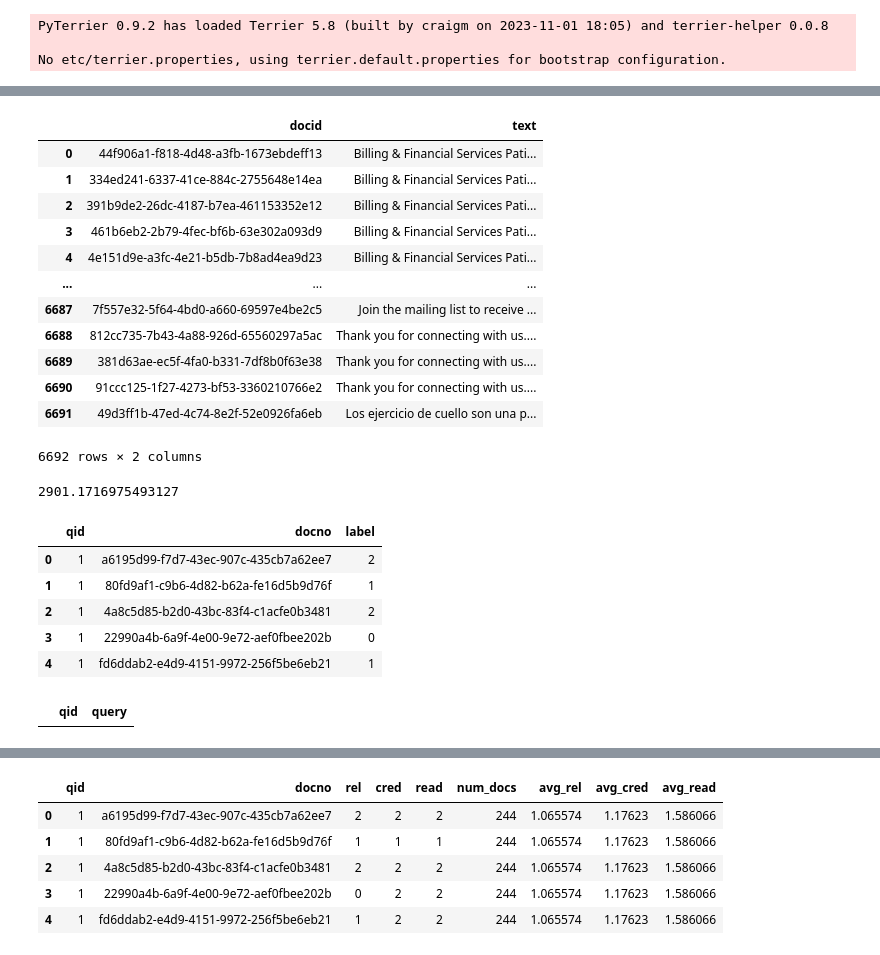
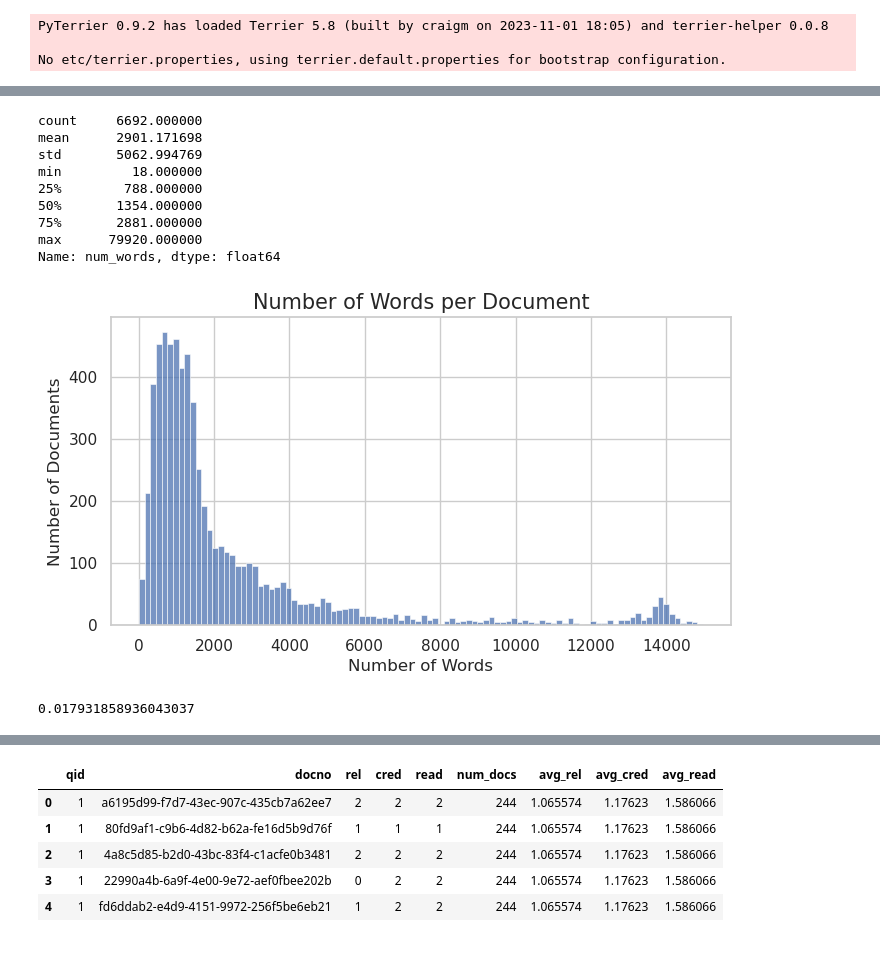
Before and after one commit to JoProbst/ThesisCode, a Jupyter notebook: dataset/data_exploration.ipynb, the cells around one changed output, grey strips where cells are left out. Cells and saved outputs as stored; diff of their text form; code cells hidden in the pictures.

```diff
--- a/dataset/data_exploration.ipynb
+++ b/dataset/data_exploration.ipynb
@@ -81,5 +30,7 @@ def load_topics(path, clean_query=False):
     if clean_query:
         topics["query"] = topics["query"].str.lower().replace(r'\W+', ' ', regex=True)
     return topics
+# %%
+plot_folder = "plots/"
 # %%
 all_queries_df = load_topics("./topics/topics.txt", clean_query=False)
@@ -88,39 +46,37 @@ all_passages = pd.read_csv("Webdoc/data/txt_min_length_50.tsv", sep="\t")
 # %%
-all_passages
+all_passages["num_words"].describe()
 # %% [output]
-|  | docid | text |
-| 0 | 44f906a1-f818-4d48-a3fb-1673ebdeff13 | Billing & Financial Services Pati... |
-| 1 | 334ed241-6337-41ce-884c-2755648e14ea | Billing & Financial Services Pati... |
-| 2 | 391b9de2-26dc-4187-b7ea-461153352e12 | Billing & Financial Services Pati... |
-| 3 | 461b6eb2-2b79-4fec-bf6b-63e302a093d9 | Billing & Financial Services Pati... |
-| 4 | 4e151d9e-a3fc-4e21-b5db-7b8ad4ea9d23 | Billing & Financial Services Pati... |
-| ... | ... | ... |
-| 6687 | 7f557e32-5f64-4bd0-a660-69597e4be2c5 | Join the mailing list to receive ... |
-| 6688 | 812cc735-7b43-4a88-926d-65560297a5ac | Thank you for connecting with us.... |
-| 6689 | 381d63ae-ec5f-4fa0-b331-7df8b0f63e38 | Thank you for connecting with us.... |
-| 6690 | 91ccc125-1f27-4273-bf53-3360210766e2 | Thank you for connecting with us.... |
-| 6691 | 49d3ff1b-47ed-4c74-8e2f-52e0926fa6eb | Los ejercicio de cuello son una p... |
-6692 rows × 2 columns
+count     6692.000000
+mean      2901.171698
+std       5062.994769
+min         18.000000
+25%        788.000000
+50%       1354.000000
+75%       2881.000000
+max      79920.000000
+Name: num_words, dtype: float64
-# %%
-# get average passage length
-all_passages["passage_length"] = all_passages["text"].str.split().str.len()
-all_passages["passage_length"].mean()
-# %% [output]
-2901.1716975493127
+# %%
+# plot word count distribution
+# exclude outliers with more than N words
+plt.figure(figsize=(8, 4))
+plt.title("Number of Words per Document", fontsize=15)
+sns.histplot(all_passages[all_passages["num_words"] < 15000]["num_words"], bins=100)
+plt.xlabel("Number of Words", fontsize=12)
+plt.ylabel("Number of Documents", fontsize=12)
+plt.savefig(plot_folder + "num_words_per_passage.png", bbox_inches='tight', dpi=300)
+plt.show()
+# %% [output]
+[figure, added]
+# %%
+# How many outlies are there?
+all_passages[all_passages["num_words"] > 15000].shape[0]/all_passages.shape[0]
+# %% [output]
+0.017931858936043037
 # %%
 # drop all qrels, qcred, qread that are not in all_passages docid
 qrels = qrels[qrels["docno"].isin(all_passages["docid"])]
 qcred = qcred[qcred["docno"].isin(all_passages["docid"])]
 qread = qread[qread["docno"].isin(all_passages["docid"])]
-# %%
-qrels.head()
-# %% [output]
-|  | qid | docno | label |
-| 0 | 1 | a6195d99-f7d7-43ec-907c-435cb7a62ee7 | 2 |
-| 1 | 1 | 80fd9af1-c9b6-4d82-b62a-fe16d5b9d76f | 1 |
-| 2 | 1 | 4a8c5d85-b2d0-43bc-83f4-c1acfe0b3481 | 2 |
-| 3 | 1 | 22990a4b-6a9f-4e00-9e72-aef0fbee202b | 0 |
-| 4 | 1 | fd6ddab2-e4d9-4151-9972-256f5be6eb21 | 1 |
 # %%
 # merge qrels, qcred, qread
 qrels_cred = pd.merge(qrels, qcred, on=["qid", "docno"], suffixes=("_rel", "_cred"))
@@ -130,5 +86,0 @@ qrels_cred_read.columns = ["qid", "docno", "rel", "cred", "read"]
-# %%
-# print topics if topic id is not in qrels qid
-all_queries_df[~all_queries_df["qid"].isin(qrels["qid"])]
-# %% [output]
-|  | qid | query |
```
Also changed, not shown: parts of 34 cells of this notebook, 23 other files.
